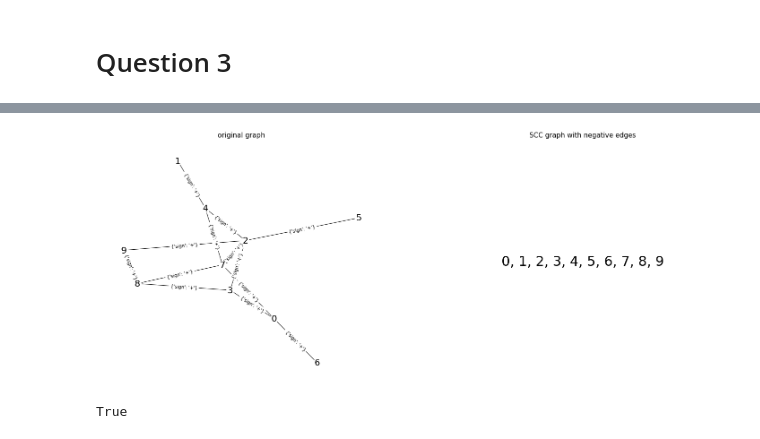
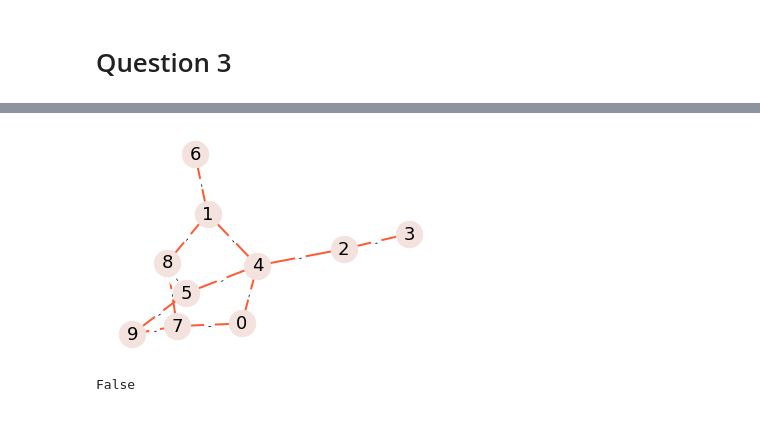
Before and after one commit to SagiPolaczek/Social-Network-TAU, a Jupyter notebook: Ex1/Ex1.ipynb, the cells around one changed output, grey strips where cells are left out. Drawn from its saved outputs; the diff is of its cells as text; code cells hidden in the pictures.

```diff
--- a/Ex1/Ex1.ipynb
+++ b/Ex1/Ex1.ipynb
@@ -251,5 +263,10 @@ G = set_random_signs_to_edges(G, .95)
+# %%
+G = get_erdos_renyi_model(10, .4)
+signs_dict, G = set_random_signs_to_edges(G, .05)
+draw_graph_with_signs(G, signs_dict)
+# %% [output]
+[figure, added]
 # %%
-check_balance(G, draw_SCC=True)
+check_balance(G)
 # %% [output]
-[figure, removed]
-True
+False
```
Also changed, not shown: parts of 12 cells of this notebook.
